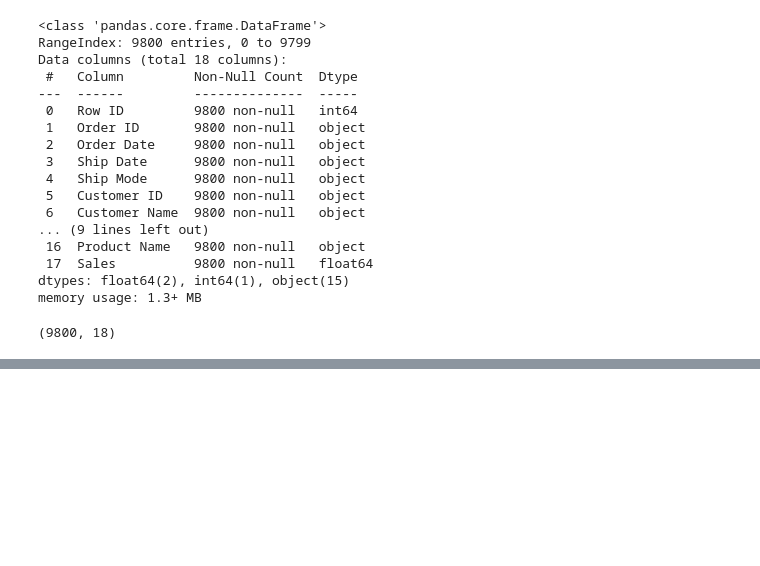
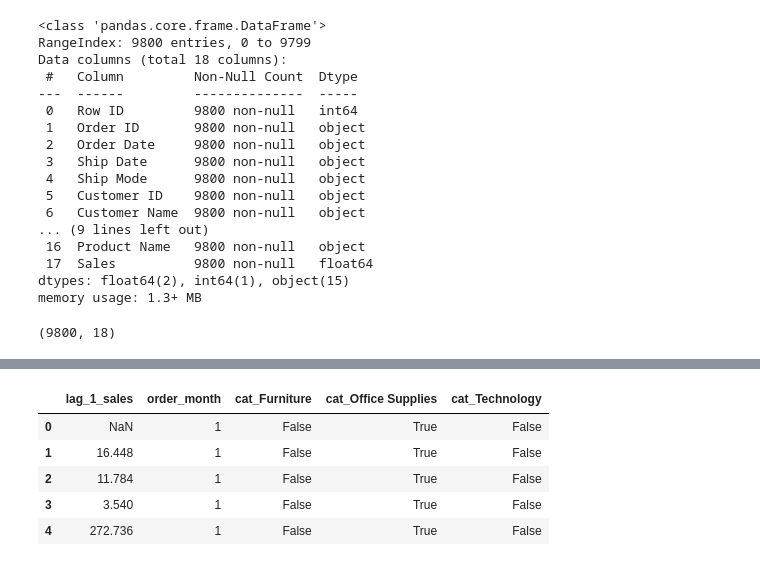
Before and after one commit to Azadrousta/AI-ML-Roadmap-2025, a Jupyter notebook: Month_1/Week_1/superstore_analysis.ipynb, the cells around one changed output, grey strips where cells are left out. Saved outputs shown, nothing was run; the diff lists cells and outputs as text; code cells hidden in the pictures; blank space fills up the shorter version.

```diff
--- a/Month_1/Week_1/superstore_analysis.ipynb
+++ b/Month_1/Week_1/superstore_analysis.ipynb
@@ -47,0 +202,2 @@ df.shape
+# %%
+df['order_month'] = df['Order Date'].dt.month
@@ -47,0 +208,9 @@ df.shape
+# %%
+df[['lag_1_sales', 'order_month'] + [col for col in df.columns if col.startswith('cat_')]].head()
+# %% [output]
+|  | lag_1_sales | order_month | cat_Furniture | cat_Office Supplies | cat_Technology |
+| 0 | NaN | 1 | False | True | False |
+| 1 | 16.448 | 1 | False | True | False |
+| 2 | 11.784 | 1 | False | True | False |
+| 3 | 3.540 | 1 | False | True | False |
+| 4 | 272.736 | 1 | False | True | False |
```
Also changed, not shown: parts of 32 cells of this notebook.
